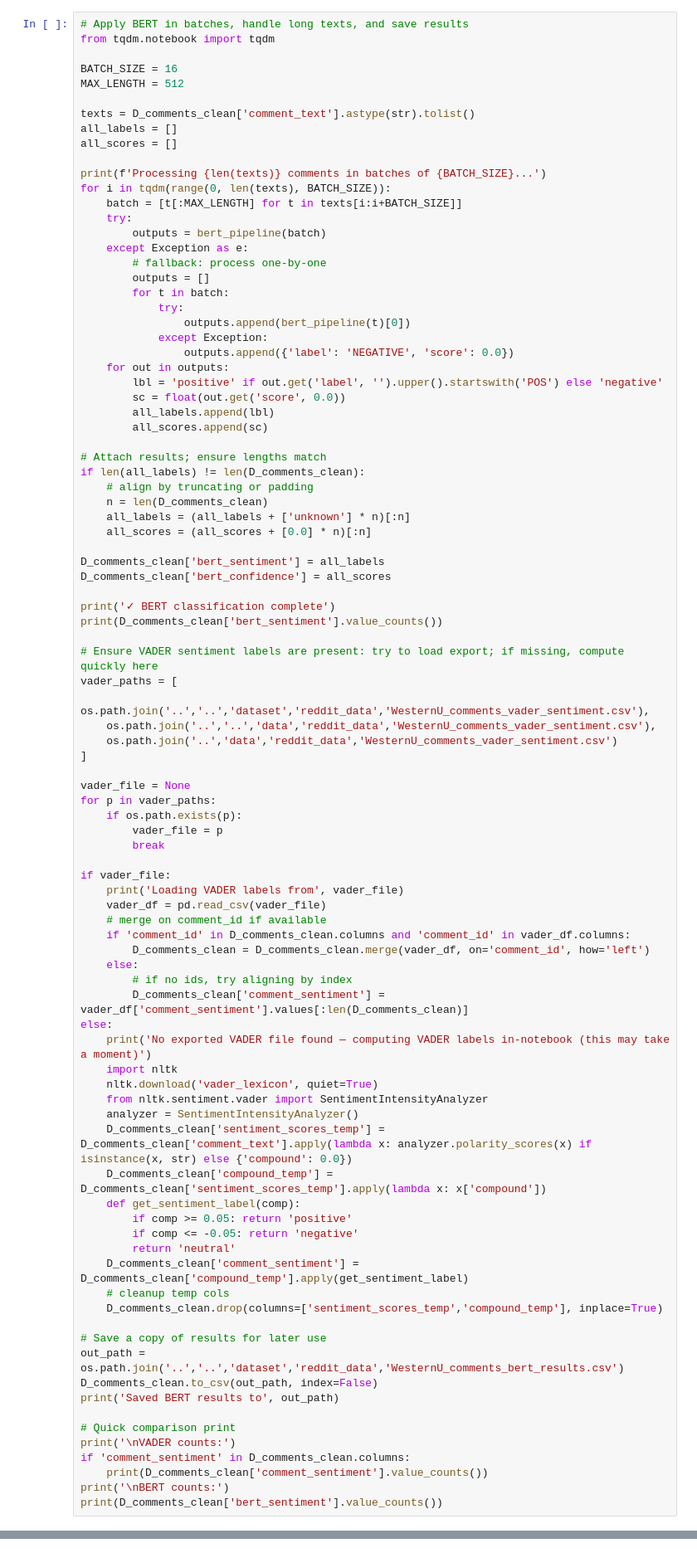
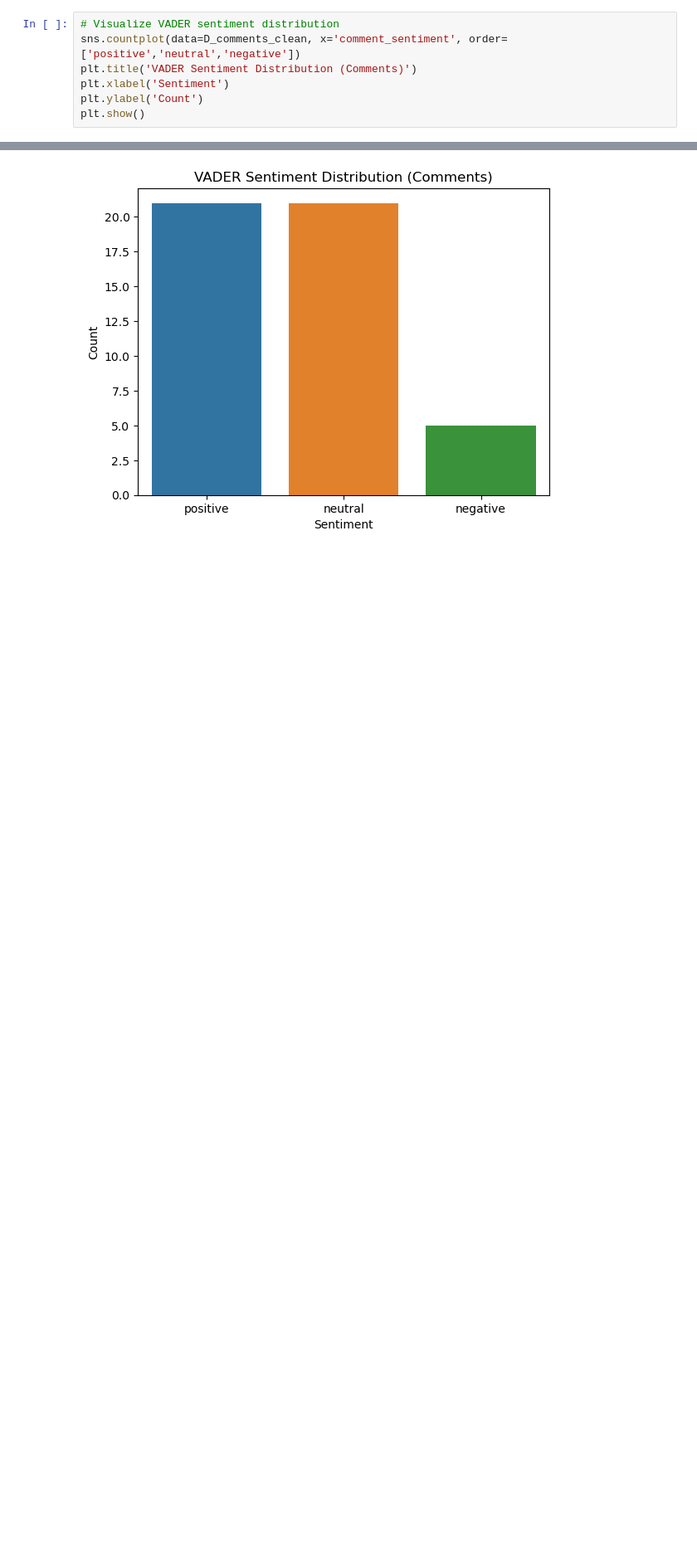
Before and after one commit to patelMaharshii/Sentimentrix, a Jupyter notebook: analysis/bert_sentiment_analysis.ipynb, the cells around one changed output, grey strips where cells are left out. Shown at 83% size. Cells and saved outputs as stored; diff of their text form; blank space fills up the shorter version.

```diff
--- a/analysis/bert_sentiment_analysis.ipynb
+++ b/analysis/bert_sentiment_analysis.ipynb
@@ -123,93 +155,8 @@ Loading BERT model (this may take a moment)...
 # %%
-# Apply BERT in batches, handle long texts, and save results
-from tqdm.notebook import tqdm
-
-BATCH_SIZE = 16
-MAX_LENGTH = 512
-
-texts = D_comments_clean['comment_text'].astype(str).tolist()
-all_labels = []
-all_scores = []
-
-print(f'Processing {len(texts)} comments in batches of {BATCH_SIZE}...')
-for i in tqdm(range(0, len(texts), BATCH_SIZE)):
-    batch = [t[:MAX_LENGTH] for t in texts[i:i+BATCH_SIZE]]
-    try:
-        outputs = bert_pipeline(batch)
-    except Exception as e:
-        # fallback: process one-by-one
-        outputs = []
-        for t in batch:
-            try:
-                outputs.append(bert_pipeline(t)[0])
-            except Exception:
-                outputs.append({'label': 'NEGATIVE', 'score': 0.0})
-    for out in outputs:
-        lbl = 'positive' if out.get('label', '').upper().startswith('POS') else 'negative'
-        sc = float(out.get('score', 0.0))
-        all_labels.append(lbl)
-        all_scores.append(sc)
-
-# Attach results; ensure lengths match
-if len(all_labels) != len(D_comments_clean):
-    # align by truncating or padding
-    n = len(D_comments_clean)
-    all_labels = (all_labels + ['unknown'] * n)[:n]
-    all_scores = (all_scores + [0.0] * n)[:n]
-
-D_comments_clean['bert_sentiment'] = all_labels
-D_comments_clean['bert_confidence'] = all_scores
-
-print('✓ BERT classification complete')
-print(D_comments_clean['bert_sentiment'].value_counts())
-
-# Ensure VADER sentiment labels are present: try to load export; if missing, compute quickly here
-vader_paths = [
-    os.path.join('..','..','dataset','reddit_data','WesternU_comments_vader_sentiment.csv'),
-    os.path.join('..','..','data','reddit_data','WesternU_comments_vader_sentiment.csv'),
-    os.path.join('..','data','reddit_data','WesternU_comments_vader_sentiment.csv')
-]
-
-vader_file = None
-for p in vader_paths:
-    if os.path.exists(p):
-        vader_file = p
-        break
-
-if vader_file:
-    print('Loading VADER labels from', vader_file)
-    vader_df = pd.read_csv(vader_file)
-    # merge on comment_id if available
-    if 'comment_id' in D_comments_clean.columns and 'comment_id' in vader_df.columns:
-        D_comments_clean = D_comments_clean.merge(vader_df, on='comment_id', how='left')
-    else:
-        # if no ids, try aligning by index
-        D_comments_clean['comment_sentiment'] = vader_df['comment_sentiment'].values[:len(D_comments_clean)]
-else:
-    print('No exported VADER file found — computing VADER labels in-notebook (this may take a moment)')
-    import nltk
-    nltk.download('vader_lexicon', quiet=True)
-    from nltk.sentiment.vader import SentimentIntensityAnalyzer
-    analyzer = SentimentIntensityAnalyzer()
-    D_comments_clean['sentiment_scores_temp'] = D_comments_clean['comment_text'].apply(lambda x: analyzer.polarity_scores(x) if isinstance(x, str) else {'compound': 0.0})
-    D_comments_clean['compound_temp'] = D_comments_clean['sentiment_scores_temp'].apply(lambda x: x['compound'])
-    def get_sentiment_label(comp):
-        if comp >= 0.05: return 'positive'
-        if comp <= -0.05: return 'negative'
-        return 'neutral'
-    D_comments_clean['comment_sentiment'] = D_comments_clean['compound_temp'].apply(get_sentiment_label)
-    # cleanup temp cols
-    D_comments_clean.drop(columns=['sentiment_scores_temp','compound_temp'], inplace=True)
-
-# Save a copy of results for later use
-out_path = os.path.join('..','..','dataset','reddit_data','WesternU_comments_bert_results.csv')
-D_comments_clean.to_csv(out_path, index=False)
-print('Saved BERT results to', out_path)
-
-# Quick comparison print
-print('\nVADER counts:')
-if 'comment_sentiment' in D_comments_clean.columns:
-    print(D_comments_clean['comment_sentiment'].value_counts())
-print('\nBERT counts:')
-print(D_comments_clean['bert_sentiment'].value_counts())
+# Visualize VADER sentiment distribution
+sns.countplot(data=D_comments_clean, x='comment_sentiment', order=['positive','neutral','negative'])
+plt.title('VADER Sentiment Distribution (Comments)')
+plt.xlabel('Sentiment')
+plt.ylabel('Count')
+plt.show()
 # %% [output]
@@ -231,0 +163 @@ Name: count, dtype: int64
+[figure, added]
```
Also changed, not shown: parts of 20 cells of this notebook, 1 other file.
